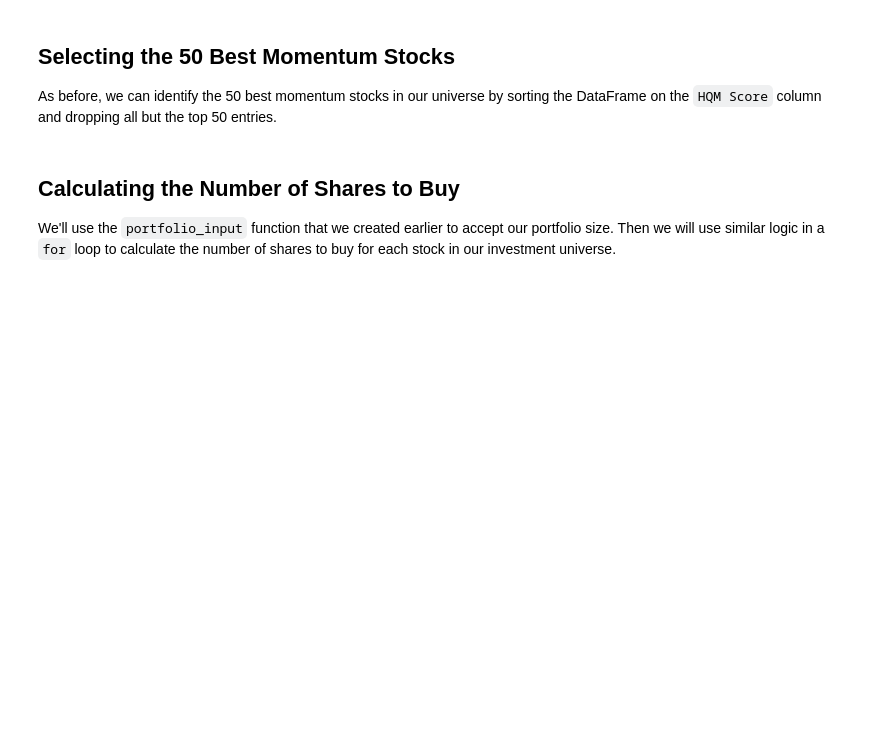
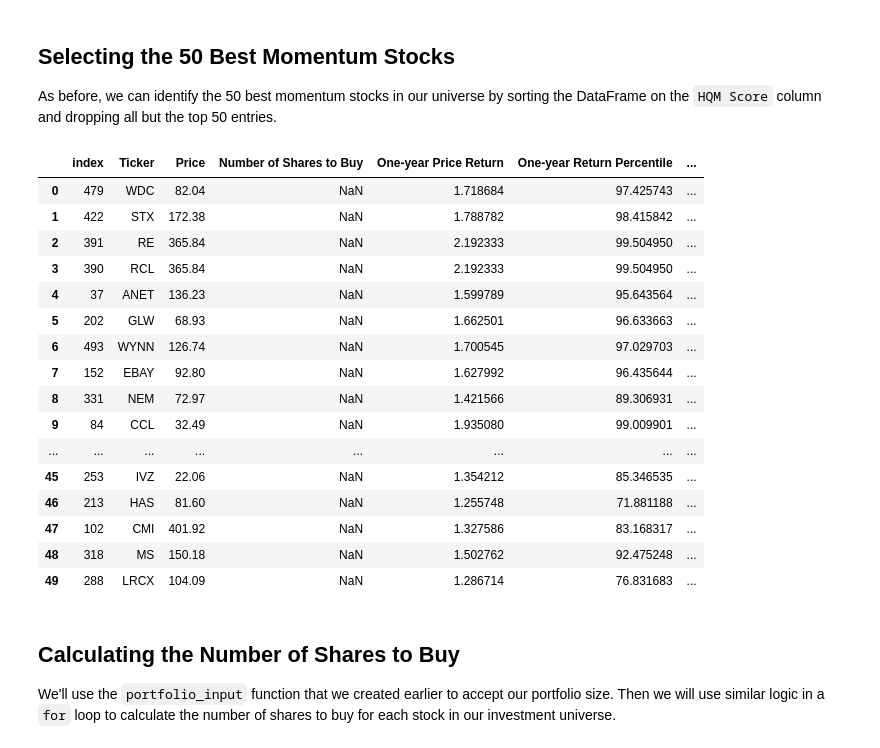
Before and after one commit to lind1022/quant, a Jupyter notebook: 002_quantitative_momentum_strategy.ipynb, the cells around one changed output. Saved outputs shown, nothing was run; the diff lists cells and outputs as text; code cells hidden in the pictures; blank space fills up the shorter version.

```diff
--- a/002_quantitative_momentum_strategy.ipynb
+++ b/002_quantitative_momentum_strategy.ipynb
@@ -92,0 +464,8 @@ Here's how we'll do this:
+# %%
+time_periods = ['One-year', 'Six-month', 'Three-month', 'One-month']
+
+for row in hqm_df.index:
+    for time_period in time_periods:
+        return_col = f'{time_period} Price Return'
+        percentile_col = f"{time_period} Return Percentile"
+        hqm_df.loc[row, percentile_col] = stats.percentileofscore(hqm_df[return_col], hqm_df.loc[row, return_col])
@@ -98,10 +491,40 @@ We'll now calculate our `HQM Score`, which is the high-quality momentum score th
 The `HQM Score` will be the arithmetic mean of the 4 momentum percentile scores that we calculated in the last section.
 
 To calculate arithmetic mean, we will use the `mean` function from Python's built-in `statistics` module.
+# %%
+for row in hqm_df.index:
+    momentum_percentiles = []
+    for time_period in time_periods:
+        momentum_percentiles.append(hqm_df.loc[row, f'{time_period} Return Percentile'])
+    hqm_df.loc[row, 'HQM Score'] = mean(momentum_percentiles)
 # %% [markdown]
 ## Selecting the 50 Best Momentum Stocks
 
 As before, we can identify the 50 best momentum stocks in our universe by sorting the DataFrame on the `HQM Score` column and dropping all but the top 50 entries.
+# %%
+top_50 = hqm_df.sort_values('HQM Score', ascending=False).head(50)
+# %%
+top_50.reset_index(inplace=True)
+# %%
+top_50
+# %% [output]
+|  | index | Ticker | Price | Number of Shares to Buy | One-year Price Return | One-year Return Percentile | ... |
+| 0 | 479 | WDC | 82.04 | NaN | 1.718684 | 97.425743 | ... |
+| 1 | 422 | STX | 172.38 | NaN | 1.788782 | 98.415842 | ... |
+| 2 | 391 | RE | 365.84 | NaN | 2.192333 | 99.504950 | ... |
+| 3 | 390 | RCL | 365.84 | NaN | 2.192333 | 99.504950 | ... |
+| 4 | 37 | ANET | 136.23 | NaN | 1.599789 | 95.643564 | ... |
+| 5 | 202 | GLW | 68.93 | NaN | 1.662501 | 96.633663 | ... |
+| 6 | 493 | WYNN | 126.74 | NaN | 1.700545 | 97.029703 | ... |
+| 7 | 152 | EBAY | 92.80 | NaN | 1.627992 | 96.435644 | ... |
+| 8 | 331 | NEM | 72.97 | NaN | 1.421566 | 89.306931 | ... |
+| 9 | 84 | CCL | 32.49 | NaN | 1.935080 | 99.009901 | ... |
+| ... | ... | ... | ... | ... | ... | ... | ... |
+| 45 | 253 | IVZ | 22.06 | NaN | 1.354212 | 85.346535 | ... |
+| 46 | 213 | HAS | 81.60 | NaN | 1.255748 | 71.881188 | ... |
+| 47 | 102 | CMI | 401.92 | NaN | 1.327586 | 83.168317 | ... |
+| 48 | 318 | MS | 150.18 | NaN | 1.502762 | 92.475248 | ... |
+| 49 | 288 | LRCX | 104.09 | NaN | 1.286714 | 76.831683 | ... |
 # %% [markdown]
 ## Calculating the Number of Shares to Buy
 
```
Also changed, not shown: parts of 41 cells of this notebook, 5 other files.
